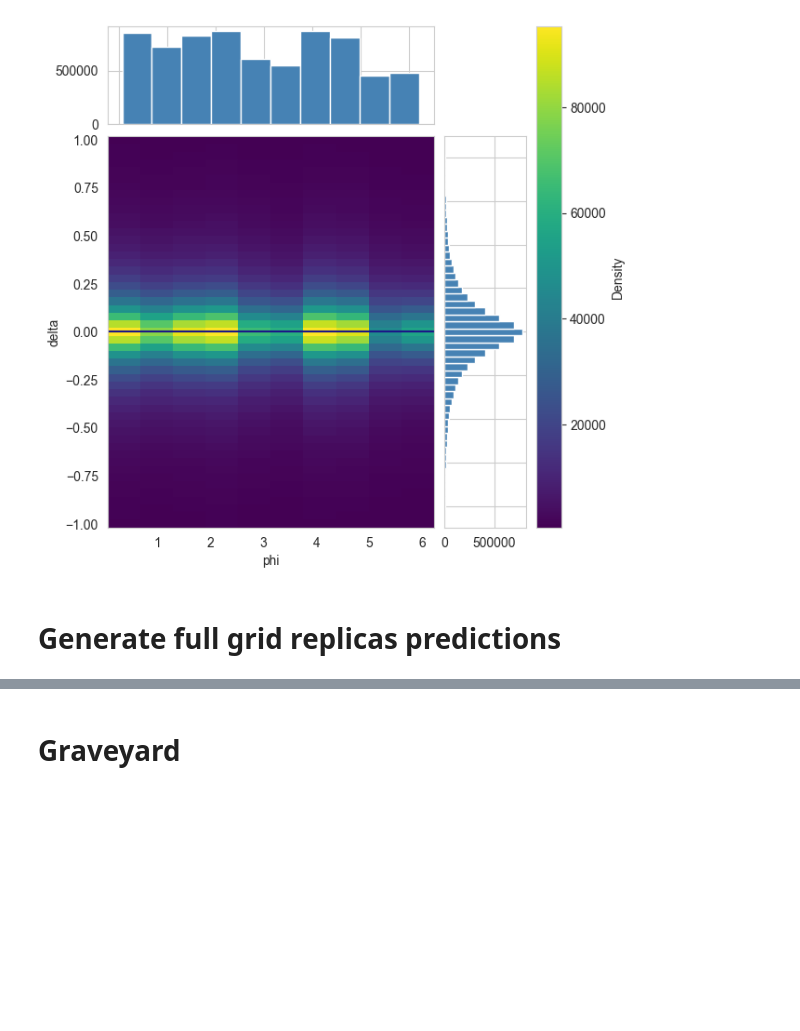
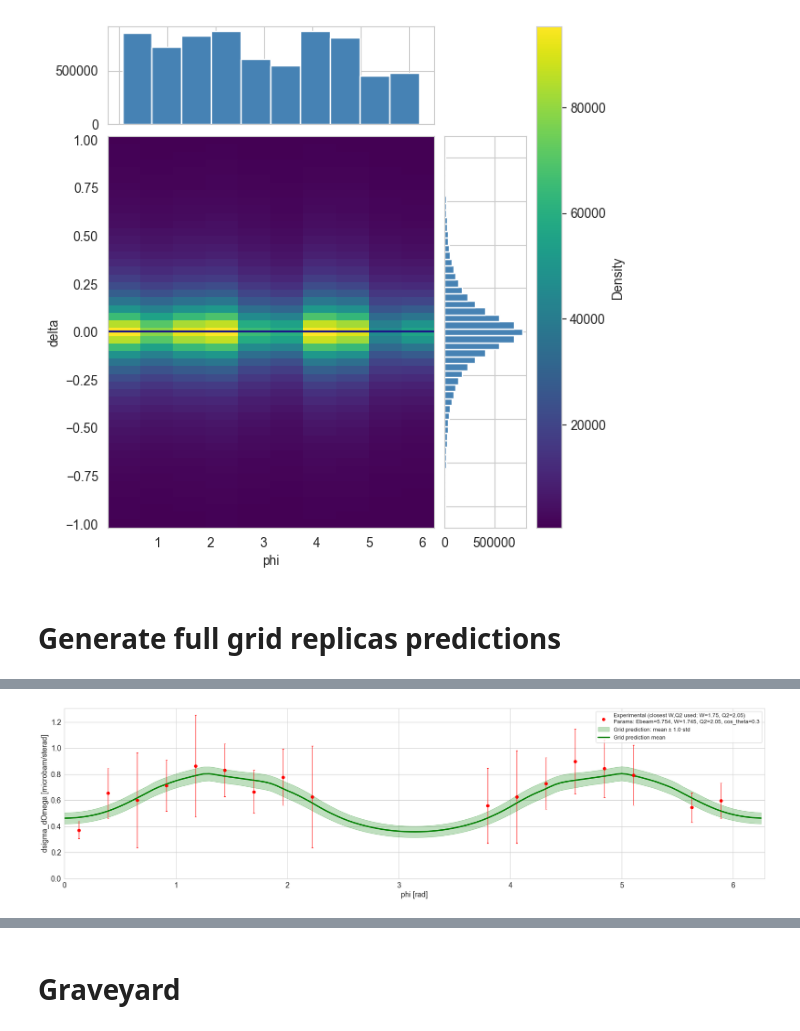
Before and after one commit to SINPML/pi_n_xsec, a Jupyter notebook: replicas/replicas_eval.ipynb, the cells around one changed output, grey strips where cells are left out. Drawn from its saved outputs; the diff is of its cells as text; code cells hidden in the pictures; blank space fills up the shorter version.

Commit message:
replica final with graphs

```diff
--- a/replicas/replicas_eval.ipynb
+++ b/replicas/replicas_eval.ipynb
@@ -209,0 +499,13 @@ df_full_grid
+# %%
+plot_exp_vs_grid_band(
+    df_grid=df_full_grid_final,
+    df_exp=df,
+    E_beam=5.754,
+    W=1.745,
+    Q2=2.05,
+    cos_theta=0.3,
+    grid_mean_col="dsigma_dOmega_replica_predicted_mean",
+    grid_std_col="dsigma_dOmega_replica_predicted_std",
+)
+# %% [output]
+[figure, added]
```
Also changed, not shown: parts of 9 cells of this notebook.
